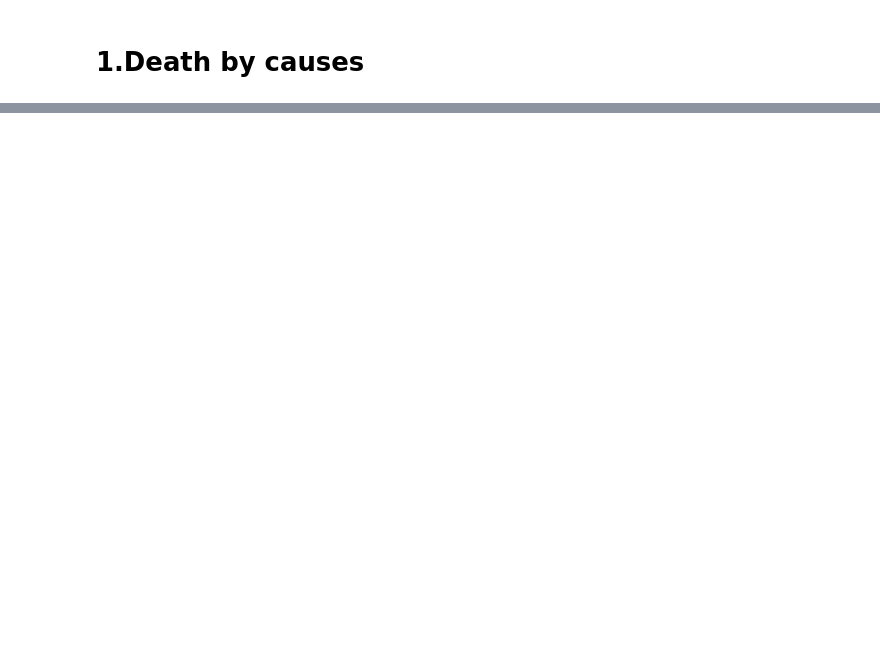
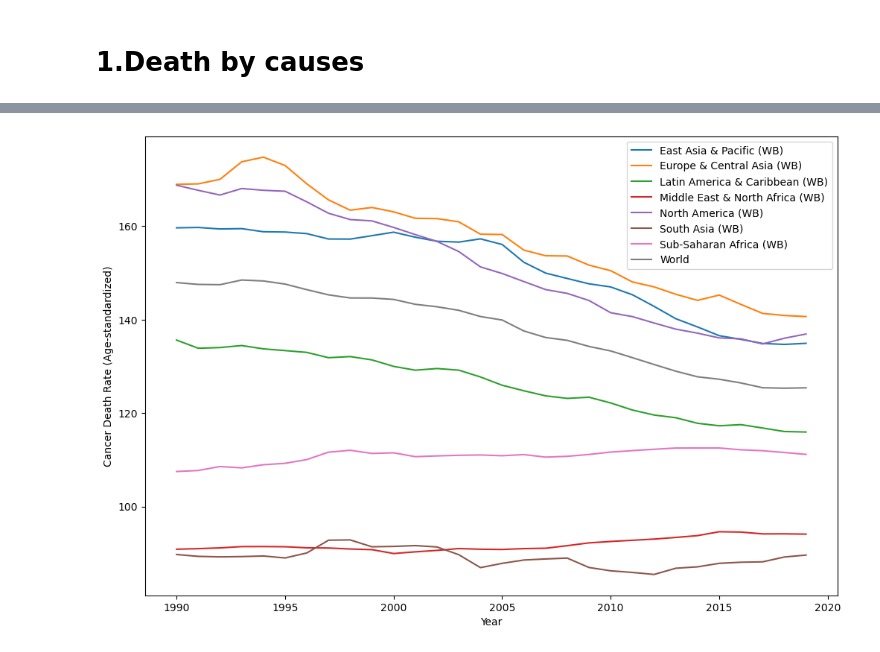
Before and after one commit to Akimoto-Kaede/Cancer-and-Deaths-Dataset, a Jupyter notebook: main.ipynb, the cells around one changed output, grey strips where cells are left out. Drawn from its saved outputs; the diff is of its cells as text; code cells hidden in the pictures; blank space fills up the shorter version.

```diff
--- a/main.ipynb
+++ b/main.ipynb
@@ -55,0 +36,2 @@ ax.set(xlabel='number of deaths')
+# %%
+cda_df = pd.read_csv("dataset/03 cancer-death-rates-by-age.csv")
@@ -55,0 +40,17 @@ ax.set(xlabel='number of deaths')
+# %%
+wb_region_df=cda_df[(cda_df['Entity'].apply(lambda x:x.endswith('(WB)'))) | (cda_df['Entity']=='World')]
+# %%
+fig, ax = plt.subplots(figsize=(12,8))
+for entity, data in wb_region_df.groupby("Entity"):
+    ax.plot(
+        [i for i in range(1990, 2020)],
+        data.sort_values("Year", ascending=True)[
+            "Deaths - Neoplasms - Sex: Both - Age: Age-standardized (Rate)"
+        ],
+        label=entity,
+    )
+ax.set(xlabel="Year", ylabel="Cancer Death Rate (Age-standardized)")
+ax.legend()
+plt.show()
+# %% [output]
+[figure, added]
```
Also changed, not shown: parts of 27 cells of this notebook.
